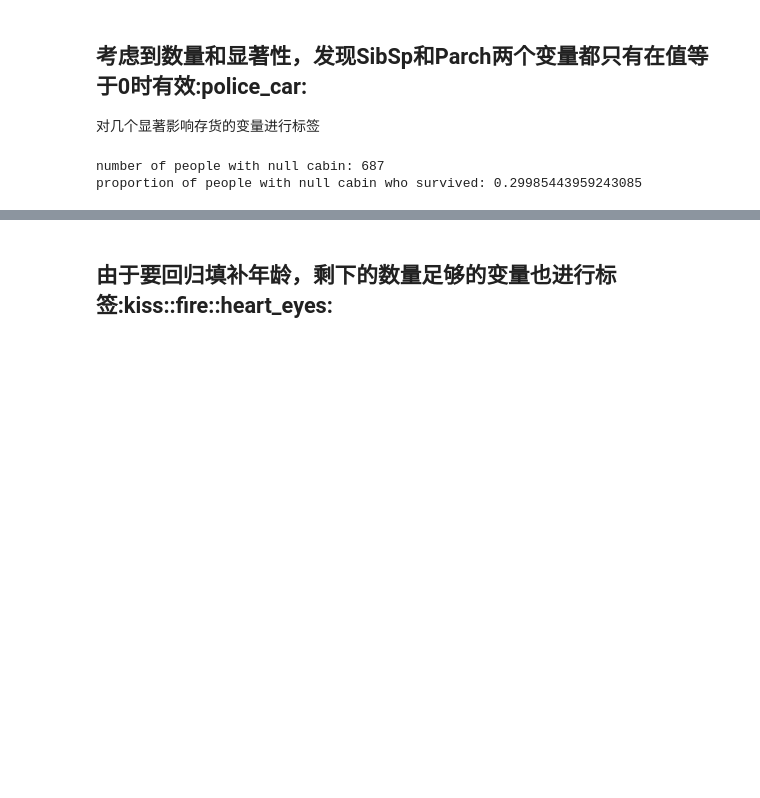
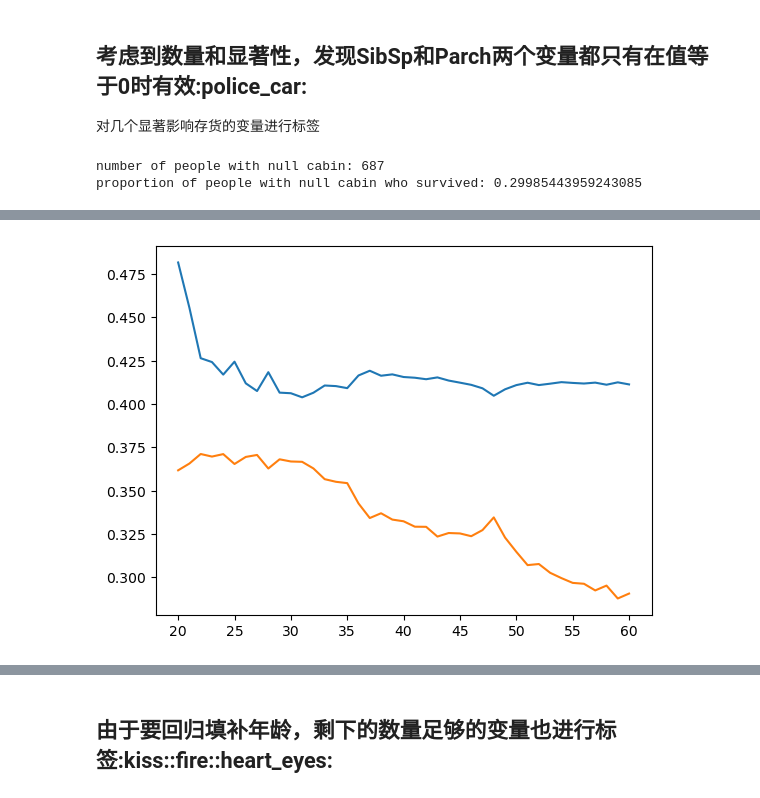
Before and after one commit to Desman107/kaggle, a Jupyter notebook: code/titanic/DataOverview.ipynb, the cells around one changed output, grey strips where cells are left out. Saved outputs shown, nothing was run; the diff lists cells and outputs as text; code cells hidden in the pictures; blank space fills up the shorter version.

```diff
--- a/code/titanic/DataOverview.ipynb
+++ b/code/titanic/DataOverview.ipynb
@@ -260,9 +260,32 @@ print(f'proportion of people with null cabin who survived:',is_cabin_null_rate)
 number of people with null cabin: 687
 proportion of people with null cabin who survived: 0.29985443959243085
 # %%
-train_data['is_teens'] = train_data.Age.apply(lambda x: 1 if x < 18 else 0)
-test_data['is_teens'] = test_data.Age.apply(lambda x: 1 if x < 18 else 0)
-train_data['is_adults'] = train_data.Age.apply(lambda x: 1 if x >= 18 and x <50 else 0)
-test_data['is_adults'] = test_data.Age.apply(lambda x: 1 if x >= 18 and x <50 else 0)
-train_data['is_elderly'] = train_data.Age.apply(lambda x: 1 if x >= 50 else 0)
-test_data['is_elderly'] = test_data.Age.apply(lambda x: 1 if x >= 50 else 0)
+# train_data['is_teens'] = train_data.Age.apply(lambda x: 1 if x < 18 else 0)
+# test_data['is_teens'] = test_data.Age.apply(lambda x: 1 if x < 18 else 0)
+# train_data['is_adults'] = train_data.Age.apply(lambda x: 1 if x >= 18 and x <50 else 0)
+# test_data['is_adults'] = test_data.Age.apply(lambda x: 1 if x >= 18 and x <50 else 0)
+# # train_data['is_elderly'] = train_data.Age.apply(lambda x: 1 if x >= 50 else 0)
+# # test_data['is_elderly'] = test_data.Age.apply(lambda x: 1 if x >= 50 else 0)
+# for table in [train_data,test_data]:
+#     for inx in table.index:
+#         if pd.isnull(table.loc[inx,'Age']):
+#             table.loc[inx,'is_teens'] = None
+#             table.loc[inx,'is_adults'] = None
+#             table.loc[inx,'is_elderly'] = None
+# %%
+lower_than_i_list = []
+higher_than_i_list = []
+xxx = []
+for i in range(20,61):
+    xxx.append(i)
+    train_data['lower_than_i'] = train_data.Age.apply(lambda x: 1 if x < i else 0)
+    lower_than_i = train_data.loc[train_data.lower_than_i == 1]['Survived']
+    higher_than_i = train_data.loc[train_data.lower_than_i == 0]['Survived']
+    lower_than_i_rate = sum(lower_than_i)/len(lower_than_i)
+    higher_than_i_rate = sum(higher_than_i)/len(higher_than_i)
+    lower_than_i_list.append(lower_than_i_rate)
+    higher_than_i_list.append(higher_than_i_rate)
+    # print('number of people lower than {} :'.format(i),len(lower_than_i))
+    # print('proportion of people lower than {} who survived:'.format(i),lower_than_i_rate)
+    print('number of people higher than {} :'.format(i),len(higher_than_i))
+    # print('proportion of people higher than {} who survived:'.format(i),higher_than_i_rate)
@@ -268,0 +310,7 @@ test_data['is_elderly'] = test_data.Age.apply(lambda x: 1 if x >= 50 else 0)
+# %%
+import matplotlib.pyplot as plt
+plt.plot(xxx,lower_than_i_list)
+plt.plot(xxx,higher_than_i_list)
+plt.show()
+# %% [output]
+[figure, added]
```
Also changed, not shown: parts of 25 cells of this notebook.
